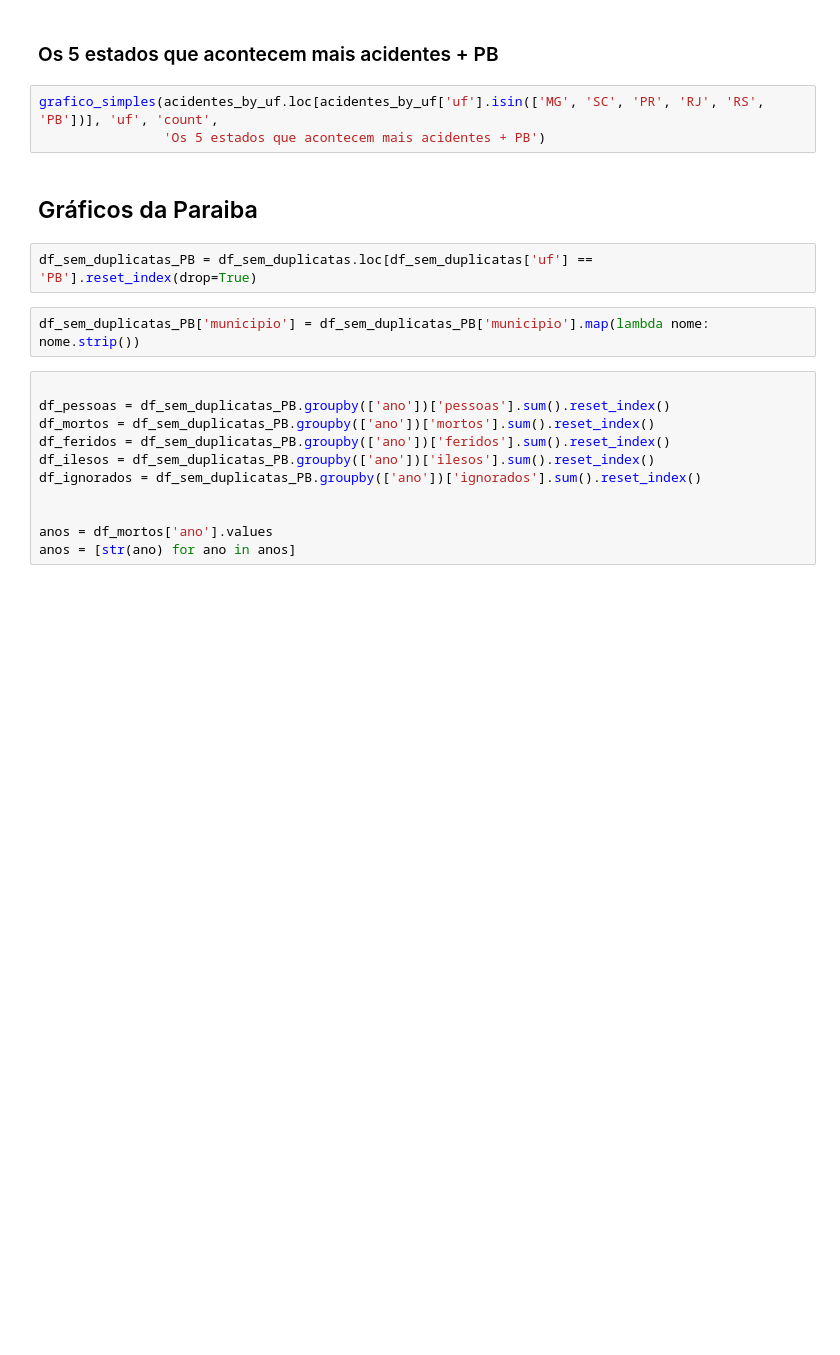
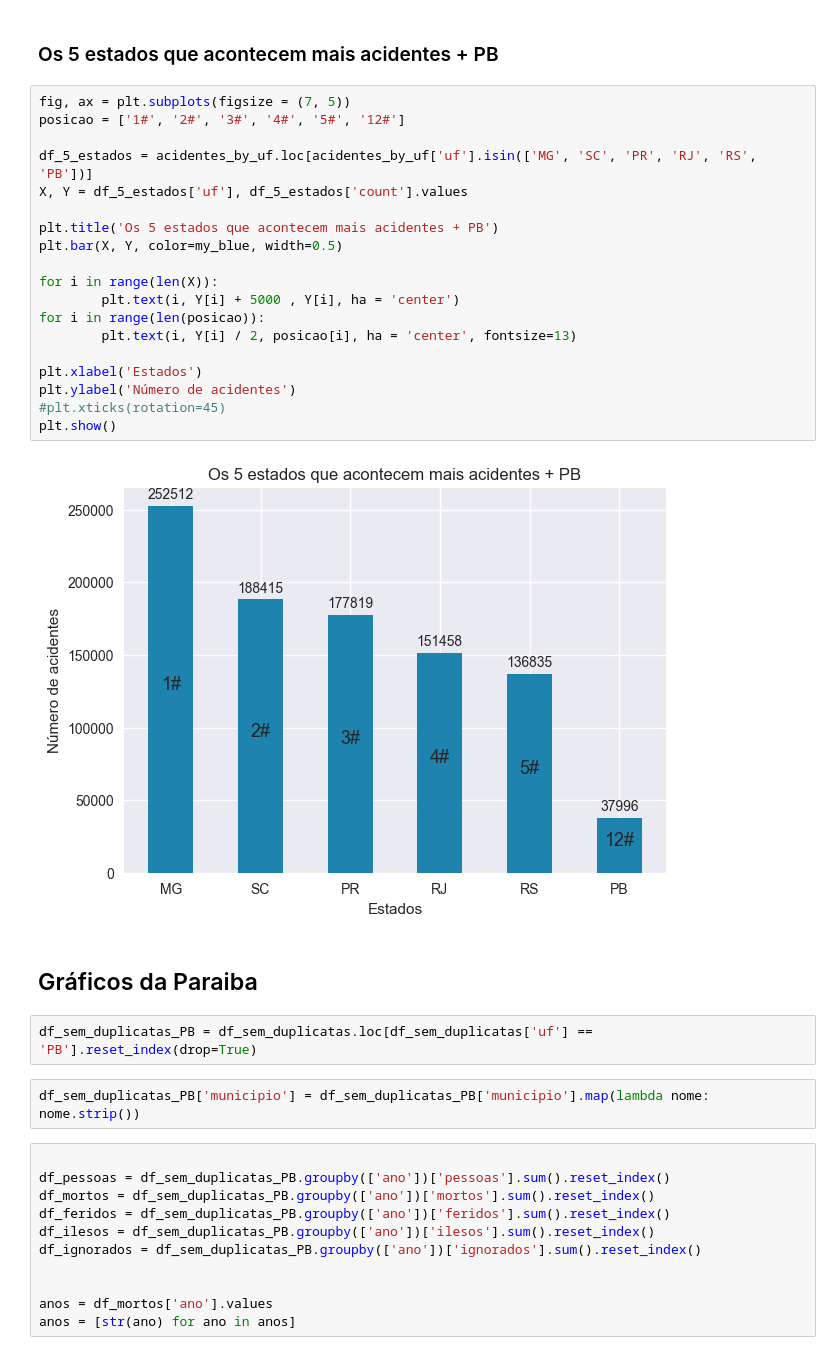
Before and after one commit to raphael720/Projetos_VD, a Jupyter notebook: Projeto_01/Data_V.ipynb, the cells around one changed output. Drawn from its saved outputs; the diff is of its cells as text; blank space fills up the shorter version.

```diff
--- a/Projeto_01/Data_V.ipynb
+++ b/Projeto_01/Data_V.ipynb
@@ -135,8 +284,26 @@ acidentes_by_uf
 # %% [markdown]
 ### Os 5 estados que acontecem mais acidentes + PB
-# %%
-grafico_simples(acidentes_by_uf.loc[acidentes_by_uf['uf'].isin(['MG', 'SC', 'PR', 'RJ', 'RS', 'PB'])], 'uf', 'count',
-                'Os 5 estados que acontecem mais acidentes + PB')
+# %%
+fig, ax = plt.subplots(figsize = (7, 5))
+posicao = ['1#', '2#', '3#', '4#', '5#', '12#']
+
+df_5_estados = acidentes_by_uf.loc[acidentes_by_uf['uf'].isin(['MG', 'SC', 'PR', 'RJ', 'RS', 'PB'])]
+X, Y = df_5_estados['uf'], df_5_estados['count'].values
+
+plt.title('Os 5 estados que acontecem mais acidentes + PB')
+plt.bar(X, Y, color=my_blue, width=0.5)
+
+for i in range(len(X)):
+        plt.text(i, Y[i] + 5000 , Y[i], ha = 'center')
+for i in range(len(posicao)):
+        plt.text(i, Y[i] / 2, posicao[i], ha = 'center', fontsize=13)
+
+plt.xlabel('Estados')
+plt.ylabel('Número de acidentes')
+#plt.xticks(rotation=45)
+plt.show()
+# %% [output]
+[figure, added]
 # %% [markdown]
 ## Gráficos da Paraiba
 # %%
```
Also changed, not shown: parts of 31 cells of this notebook, 8 other files.
